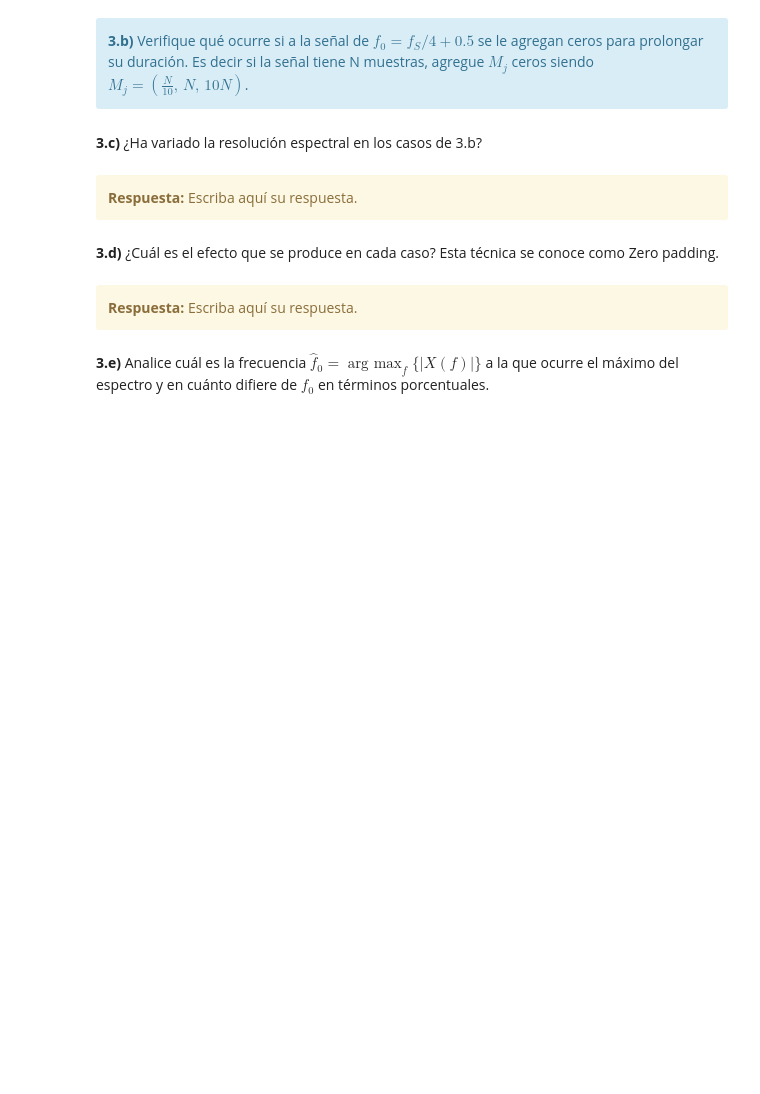
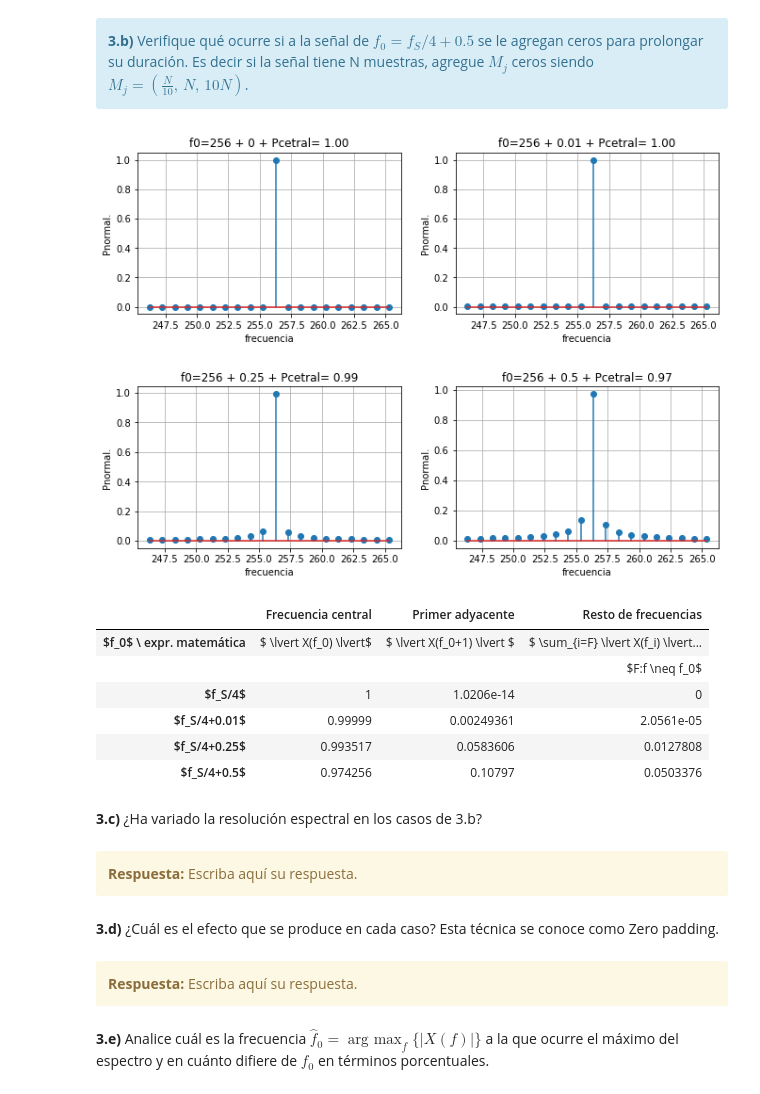
Before and after one commit to pslavkin/mse_15psf, a Jupyter notebook: TP1 - Muestreo de señales - Forurier.ipynb, the cells around one changed output. Cells and saved outputs as stored; diff of their text form; code cells hidden in the pictures; blank space fills up the shorter version.

```diff
--- a/TP1 - Muestreo de señales - Forurier.ipynb
+++ b/TP1 - Muestreo de señales - Forurier.ipynb
@@ -488,3 +479,69 @@ HTML(df.to_html())
+# %%
+from pandas import DataFrame
+from IPython.display import HTML
+
+import matplotlib.pyplot as plt
+import numpy as np
+from plotter import *
+from signal_generator import *
+from dft import *
+
+
+
+N  = 1024
+fs = 1024
+a0 = 1
+p0 = 0
+f0 = fs//4
+
+dft_c  = dft_class              (     )
+sg     = signal_generator_class (     )
+pl     = plotter_class          ( 2,2 )
+offset = [0,0.01,0.25,0.5]
+graph  = 0;
+ans    = [[0]*3 for i in range(4)]
+strans = [[0]*3 for i in range(4)]
+
+
+for D in offset :
+    signal ,time = sg.signal_sin ( fs+D ,f0 ,a0 ,N ,p0 )
+    fft    ,freq = dft_c.abs     ( fs+D ,N  ,signal    );
+    #pl.plot_signal ( 1 ,time ,signal ,'seno %f hz' %f0 ,'tiempo'  ,'volts' ,trace='-' )
+    label=f"f0={f0} + {D} + Pcetral= {dft_c.power(fft,1024//4):.2f}"
+    pl.stem_signal ( graph+1 ,freq[f0-10:f0+10] ,fft[f0-10:f0+10]  ,label ,'frecuencia','Pnormal.')
+    ans[graph][0] = dft_c.power     ( fft ,1024//4   )
+    ans[graph][1] = dft_c.power     ( fft ,1024//4+1 )
+    ans[graph][2] = dft_c.power_sum ( fft ,1024//4   )
+    graph+=1
+pl.plot_show()
+
+
+tus_resultados = [ ['$ \lvert X(f_0) \lvert$' ,
+    '$ \lvert X(f_0+1) \lvert $' ,
+    '$ \sum_{i=F} \lvert X(f_i) \lvert ^2 $'] ,
+    ['' ,'' ,'$F:f \neq f_0$'] ,
+                  ans[0],
+                  ans[1],
+                  ans[2],
+                  ans[3]
+                 ]
+df = DataFrame(tus_resultados, columns=['Frecuencia central', 'Primer adyacente', 'Resto de frecuencias'],
+               index=['$f_0$ \ expr. matemática',
+                      '',
+                      '$f_S/4$',
+                      '$f_S/4+0.01$',
+                      '$f_S/4+0.25$',
+                      '$f_S/4+0.5$'])
+HTML(df.to_html())
+# %% [output]
+[figure, added]
+|  | Frecuencia central | Primer adyacente | Resto de frecuencias |
+| $f_0$ \ expr. matemática | $ \lvert X(f_0) \lvert$ | $ \lvert X(f_0+1) \lvert $ | $ \sum_{i=F} \lvert X(f_i) \lvert... |
+|  |  |  | $F:f \neq f_0$ |
+| $f_S/4$ | 1 | 1.0206e-14 | 0 |
+| $f_S/4+0.01$ | 0.99999 | 0.00249361 | 2.0561e-05 |
+| $f_S/4+0.25$ | 0.993517 | 0.0583606 | 0.0127808 |
+| $f_S/4+0.5$ | 0.974256 | 0.10797 | 0.0503376 |
 # %% [markdown]
 **3.c)** ¿Ha variado la resolución espectral en los casos de 3.b?
 # %% [markdown]
```
Also changed, not shown: parts of 5 cells of this notebook, 3 other files.
